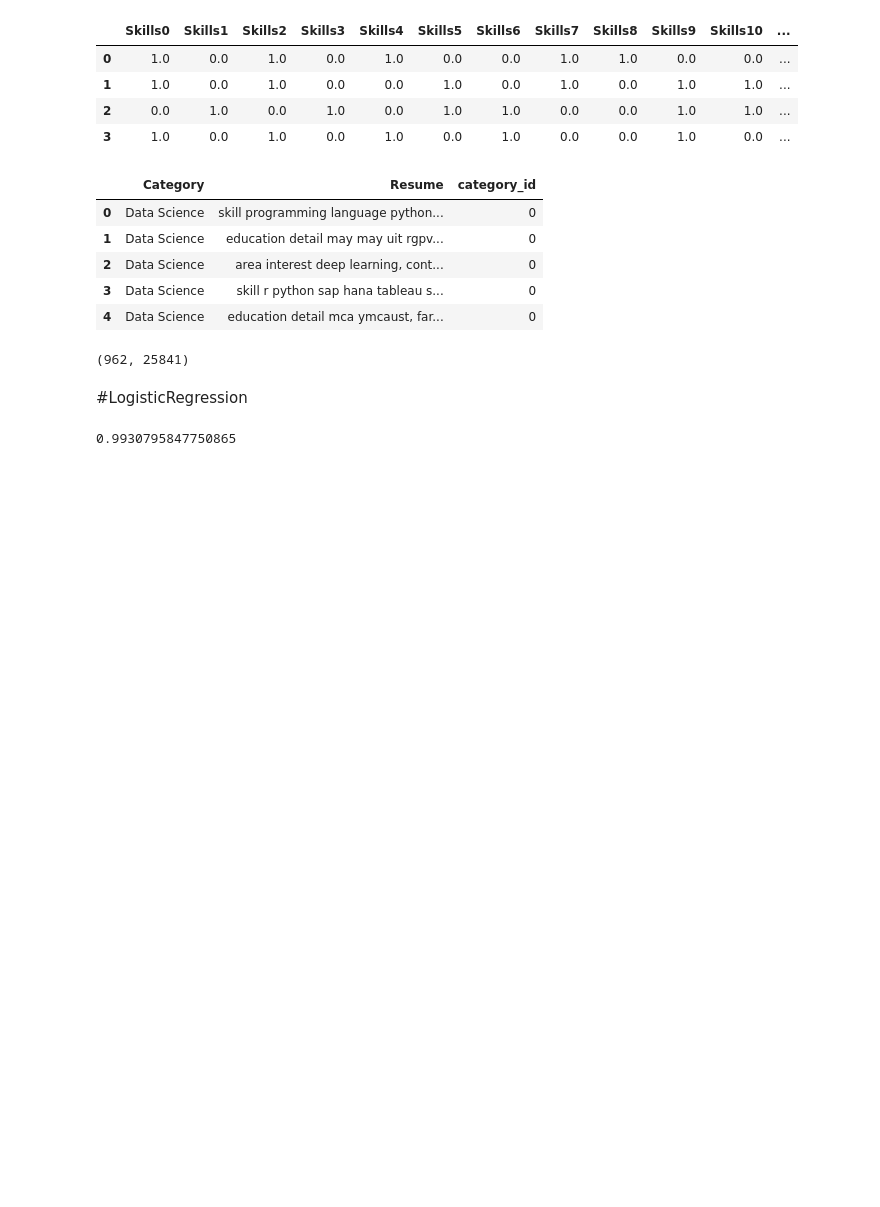
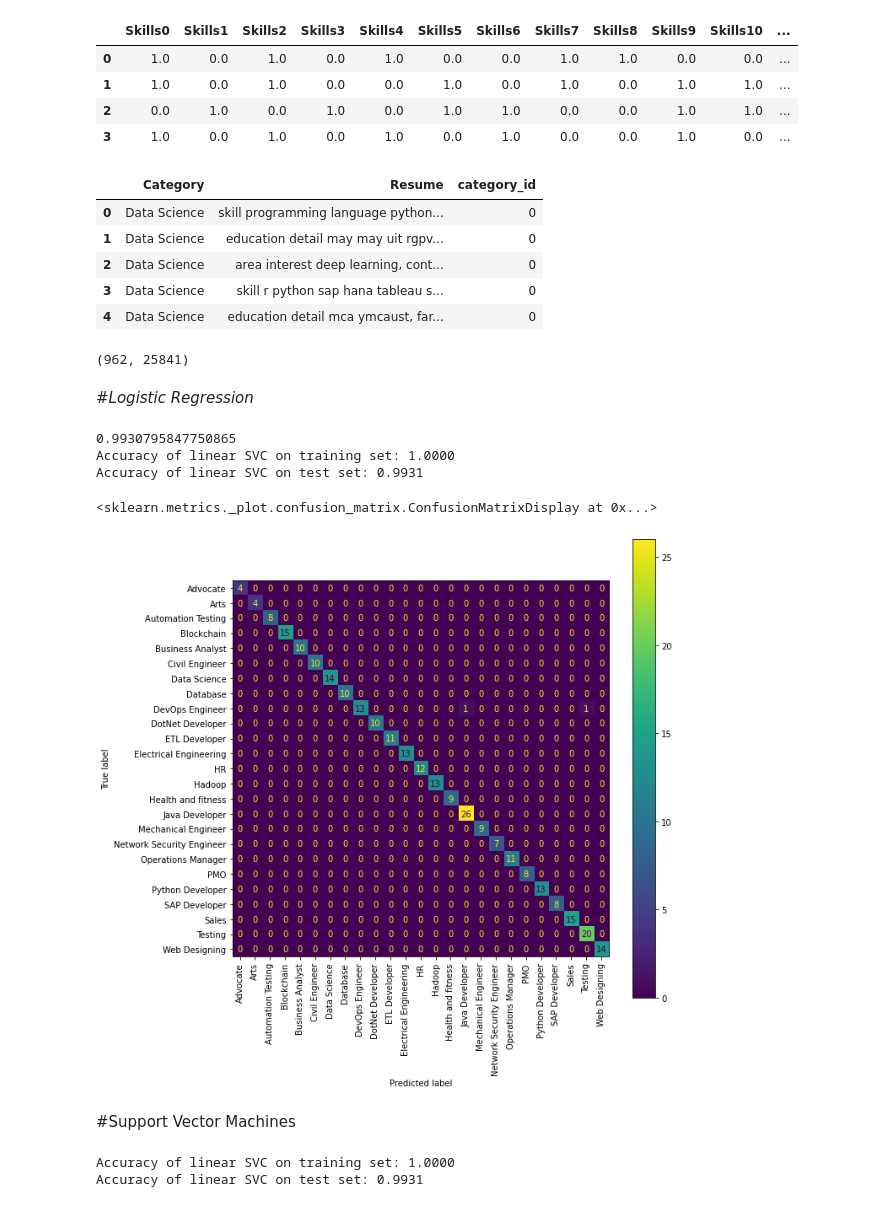
Before and after one commit to AJ-delaCruz/CMPE255, a Jupyter notebook: Resume.ipynb, the cells around one changed output. Cells and saved outputs as stored; diff of their text form; code cells hidden in the pictures; blank space fills up the shorter version.

Commit message:
SVM and confusion matrix display

```diff
--- a/Resume.ipynb
+++ b/Resume.ipynb
@@ -200,13 +199,50 @@ X_train, X_test , y_train, y_test = train_test_split(df['Resume'], df['Category'
 vectorizer = TfidfVectorizer()
 X_train_tfidf = vectorizer.fit_transform(X_train)
-# %% [markdown]
-#LogisticRegression
+# %% [markdown]
+#*Logistic Regression*
 # %%
+#adopted from https://towardsdatascience.com/building-a-logistic-regression-in-python-step-by-step-becd4d56c9c8
 from sklearn.linear_model import LogisticRegression
 from sklearn.metrics import accuracy_score
 logreg = LogisticRegression().fit(X_train_tfidf, y_train)
 
 y_pred_test2 = logreg.predict(vectorizer.transform(X_test))
-accuracy_score(y_test, y_pred_test2)
+print(accuracy_score(y_test, y_pred_test2))
+
+
+print('Accuracy of linear SVC on training set: {:.4f}'.format(logreg.score(X_train_tfidf, y_train)))
+print('Accuracy of linear SVC on test set: {:.4f}'.format(logreg.score(vectorizer.transform(X_test), y_test)))
 # %% [output]
 0.9930795847750865
+Accuracy of linear SVC on training set: 1.0000
+Accuracy of linear SVC on test set: 0.9931
+# %%
+# this code is adopted from this example:
+# https://scikit-learn.org/stable/modules/generated/sklearn.metrics.ConfusionMatrixDisplay.html
+
+from sklearn.metrics import ConfusionMatrixDisplay, confusion_matrix
+
+fig, ax = plt.subplots(figsize=(10,10))
+
+cm = confusion_matrix(y_test, y_pred_test2, labels=logreg.classes_)
+disp = ConfusionMatrixDisplay(confusion_matrix=cm,display_labels=logreg.classes_)
+
+
+disp.plot(ax=ax, xticks_rotation = 'vertical')
+# %% [output]
+<sklearn.metrics._plot.confusion_matrix.ConfusionMatrixDisplay at 0x...>
+[figure, added]
+# %% [markdown]
+#Support Vector Machines
+# %%
+#adopted from https://www.datacamp.com/tutorial/svm-classification-scikit-learn-python
+from sklearn.svm import LinearSVC
+
+lin_svm = LinearSVC()
+lin_svm.fit(X_train_tfidf, y_train)
+
+print('Accuracy of linear SVC on training set: {:.4f}'.format(lin_svm.score(X_train_tfidf, y_train)))
+print('Accuracy of linear SVC on test set: {:.4f}'.format(lin_svm.score(vectorizer.transform(X_test), y_test)))
+# %% [output]
+Accuracy of linear SVC on training set: 1.0000
+Accuracy of linear SVC on test set: 0.9931
```
Also changed, not shown: parts of 4 cells of this notebook.
